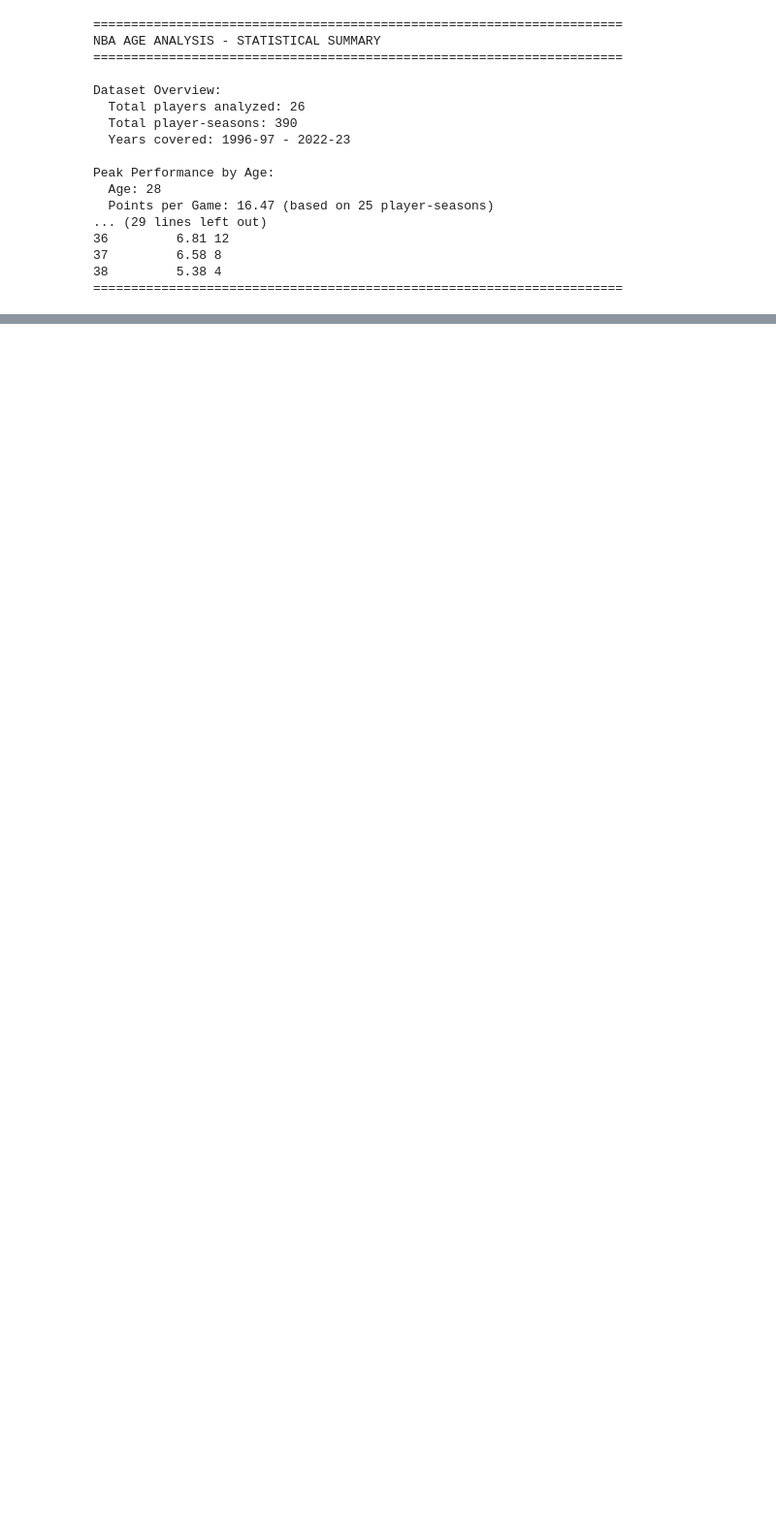
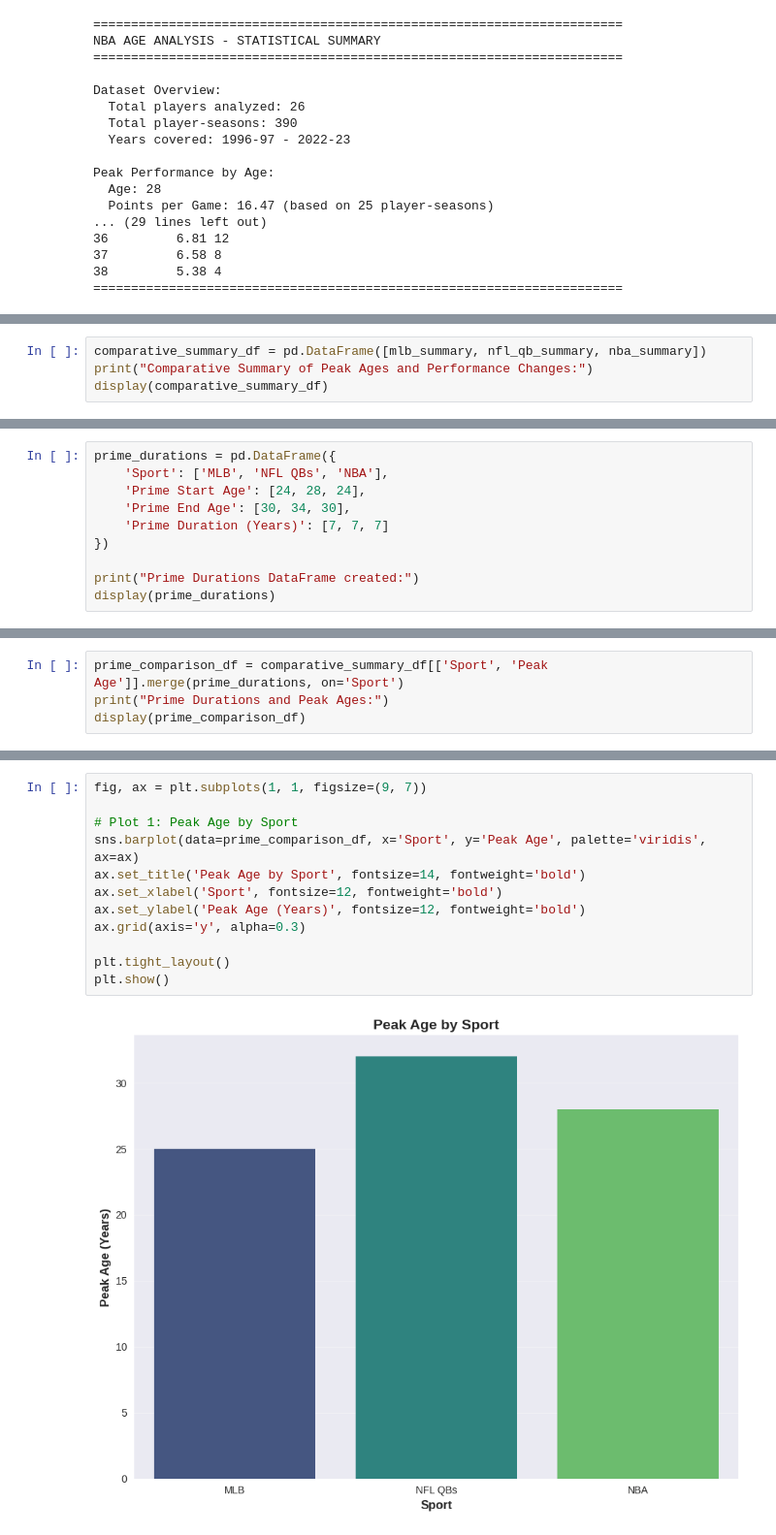
Before and after one commit to Zaji-L/Comparing_Sports_Primes, a Jupyter notebook: sports_primes_analysis_working.ipynb, the cells around one changed output, grey strips where cells are left out. Shown at 97% size. Saved outputs shown, nothing was run; the diff lists cells and outputs as text; blank space fills up the shorter version.

```diff
--- a/sports_primes_analysis_working.ipynb
+++ b/sports_primes_analysis_working.ipynb
@@ -1081,0 +1231,4 @@ Peak Performance by Age:
+# %%
+comparative_summary_df = pd.DataFrame([mlb_summary, nfl_qb_summary, nba_summary])
+print("Comparative Summary of Peak Ages and Performance Changes:")
+display(comparative_summary_df)
@@ -1081,0 +1363,10 @@ Peak Performance by Age:
+# %%
+prime_durations = pd.DataFrame({
+    'Sport': ['MLB', 'NFL QBs', 'NBA'],
+    'Prime Start Age': [24, 28, 24],
+    'Prime End Age': [30, 34, 30],
+    'Prime Duration (Years)': [7, 7, 7]
+})
+
+print("Prime Durations DataFrame created:")
+display(prime_durations)
@@ -1081,0 +1379,4 @@ Peak Performance by Age:
+# %%
+prime_comparison_df = comparative_summary_df[['Sport', 'Peak Age']].merge(prime_durations, on='Sport')
+print("Prime Durations and Peak Ages:")
+display(prime_comparison_df)
@@ -1081,0 +1465,14 @@ Peak Performance by Age:
+# %%
+fig, ax = plt.subplots(1, 1, figsize=(9, 7))
+
+# Plot 1: Peak Age by Sport
+sns.barplot(data=prime_comparison_df, x='Sport', y='Peak Age', palette='viridis', ax=ax)
+ax.set_title('Peak Age by Sport', fontsize=14, fontweight='bold')
+ax.set_xlabel('Sport', fontsize=12, fontweight='bold')
+ax.set_ylabel('Peak Age (Years)', fontsize=12, fontweight='bold')
+ax.grid(axis='y', alpha=0.3)
+
+plt.tight_layout()
+plt.show()
+# %% [output]
+[figure, added]
```
Also changed, not shown: parts of 53 cells of this notebook.
